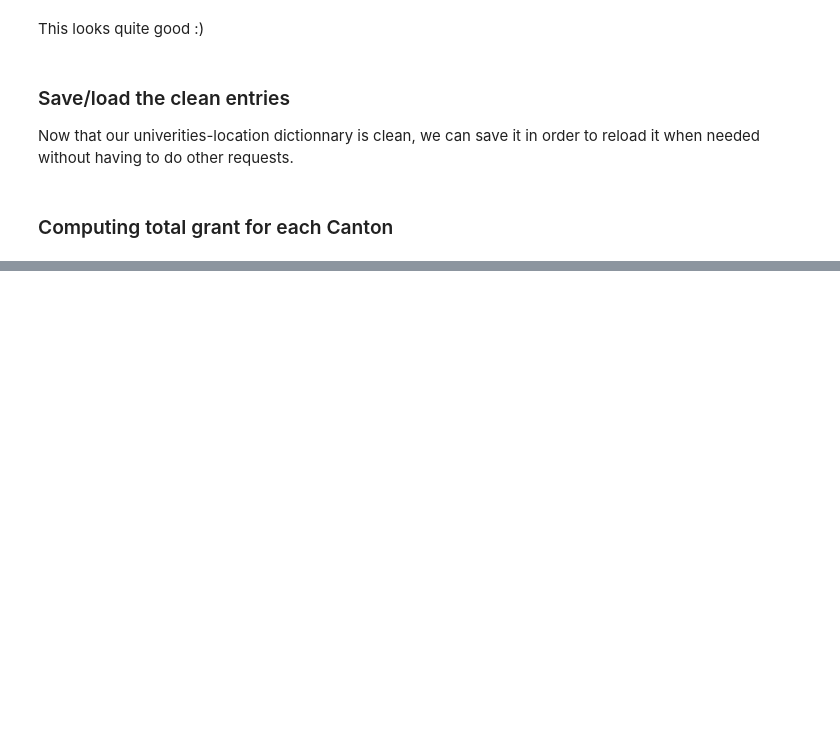
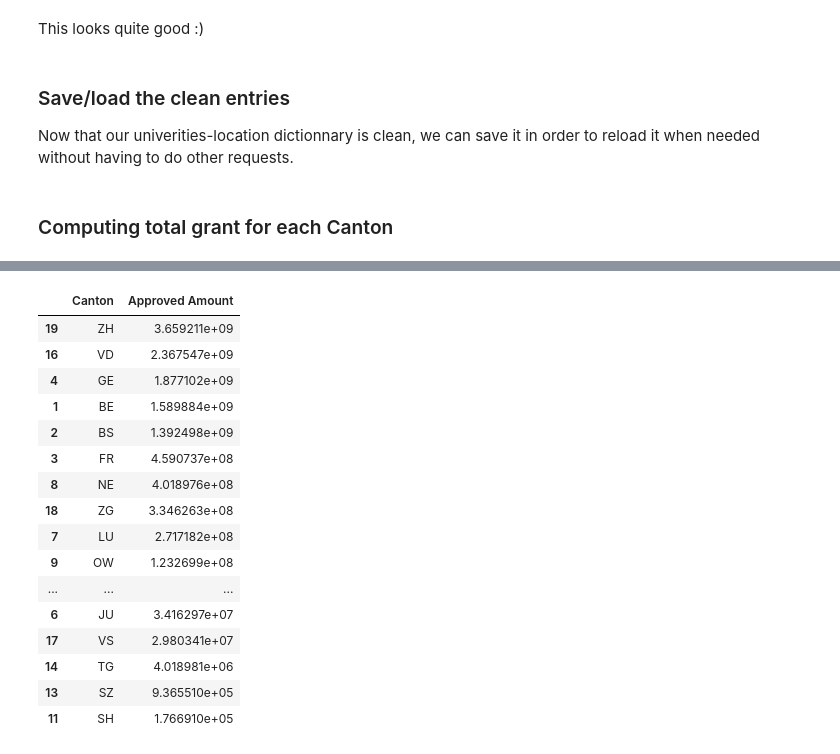
Before and after one commit to nathanquinteiro/ADA-Homework, a Jupyter notebook: 03 - Interactive Viz/Interactive Viz.ipynb, the cells around one changed output, grey strips where cells are left out. Cells and saved outputs as stored; diff of their text form; code cells hidden in the pictures; blank space fills up the shorter version.

Commit message:
created the table canton/money

```diff
--- a/03 - Interactive Viz/Interactive Viz.ipynb
+++ b/03 - Interactive Viz/Interactive Viz.ipynb
@@ -299,0 +367,3 @@ m
+# %%
+grant_export_clean = grantExport
+grant_export_clean.head()
@@ -299,0 +377,6 @@ m
+# %%
+uni_adresses_dict_dataframe = pd.DataFrame([uni_adresses_dict.keys(), uni_adresses_dict.values()]).transpose()
+uni_adresses_dict_dataframe.columns = [['University', 'Address']]
+uni_adresses_dict_dataframe['Address'] = uni_adresses_dict_dataframe['Address'].map(lambda x: str(x).split(', ')[1])
+uni_adresses_dict_dataframe.columns = [['University', 'Canton']]
+uni_adresses_dict_dataframe.head()
@@ -299,0 +390,5 @@ m
+# %%
+uni_canton_amount = pd.merge(uni_adresses_dict_dataframe, grant_export_clean[['University', 'Approved Amount']], how='inner', on='University')
+uni_canton_amount['Approved Amount'] = uni_canton_amount['Approved Amount'].astype(float)
+uni_canton_amount = uni_canton_amount.groupby(('University','Canton')).sum().reset_index()
+uni_canton_amount.head()
@@ -299,0 +423,20 @@ m
+# %%
+uni_canton_amount.groupby('Canton').sum().reset_index().sort_values('Approved Amount', ascending = False)
+# %% [output]
+|  | Canton | Approved Amount |
+| 19 | ZH | 3.659211e+09 |
+| 16 | VD | 2.367547e+09 |
+| 4 | GE | 1.877102e+09 |
+| 1 | BE | 1.589884e+09 |
+| 2 | BS | 1.392498e+09 |
+| 3 | FR | 4.590737e+08 |
+| 8 | NE | 4.018976e+08 |
+| 18 | ZG | 3.346263e+08 |
+| 7 | LU | 2.717182e+08 |
+| 9 | OW | 1.232699e+08 |
+| ... | ... | ... |
+| 6 | JU | 3.416297e+07 |
+| 17 | VS | 2.980341e+07 |
+| 14 | TG | 4.018981e+06 |
+| 13 | SZ | 9.365510e+05 |
+| 11 | SH | 1.766910e+05 |
```
Also changed, not shown: parts of 15 cells of this notebook.
